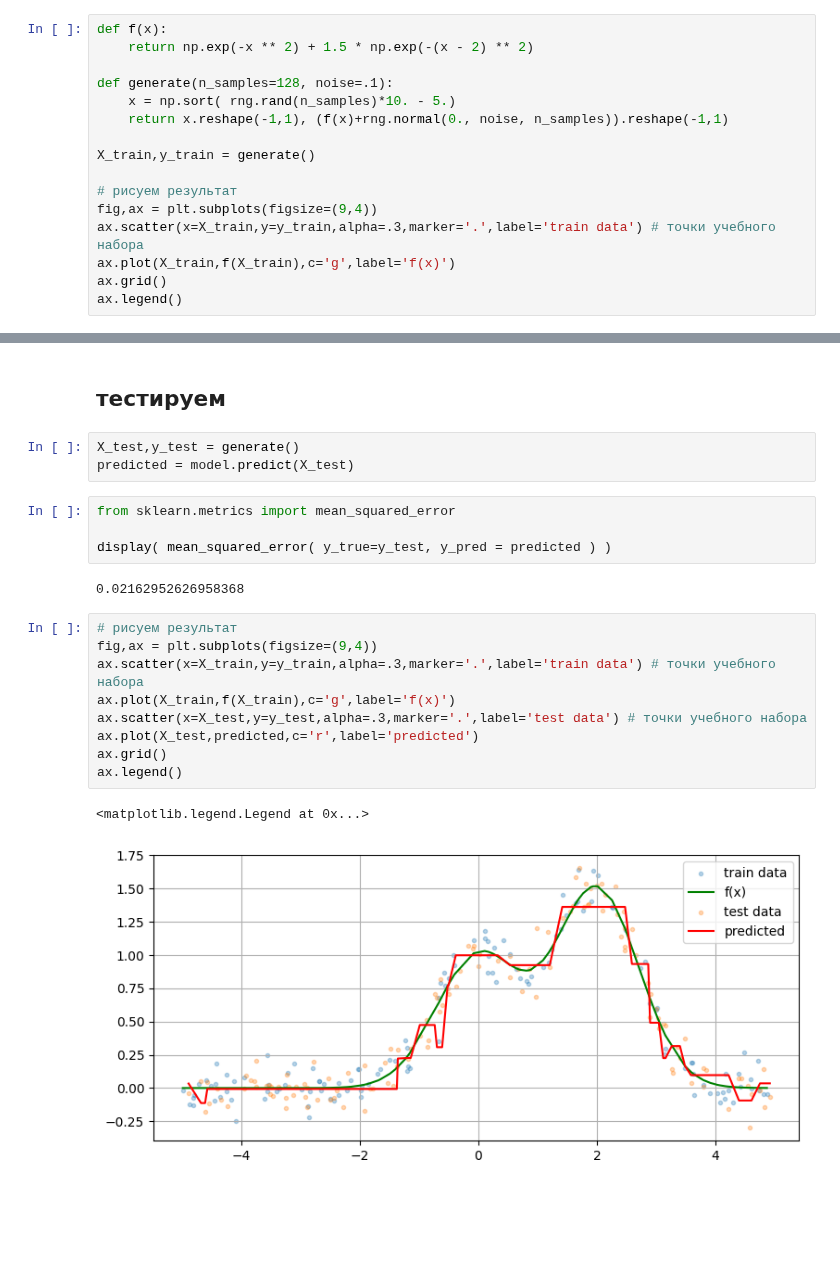
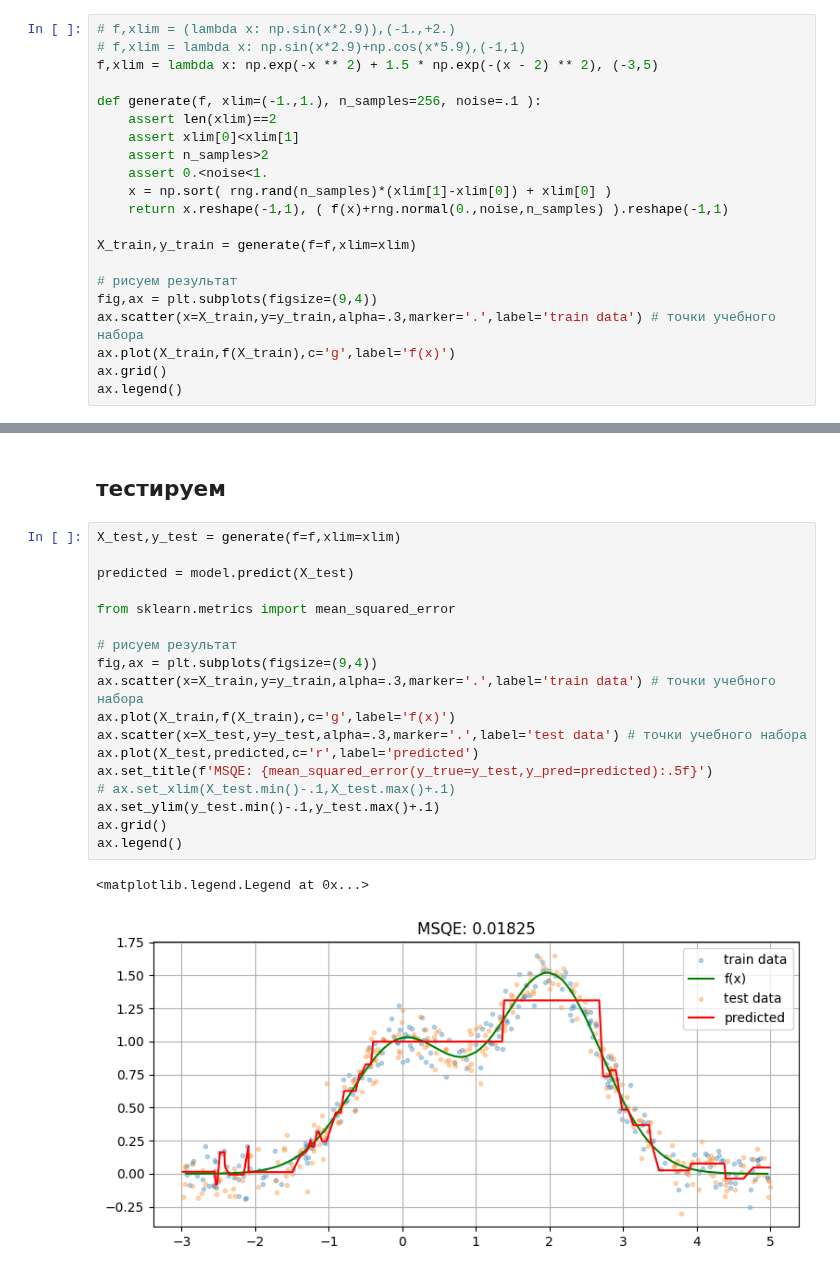
Before and after one commit to mechanoid5/ml_lectorium_2024_I, a Jupyter notebook: examples/11-logic/04-dtree-regression-lib.ipynb, the cells around one changed output, grey strips where cells are left out. Cells and saved outputs as stored; diff of their text form; blank space fills up the shorter version.

```diff
--- a/examples/11-logic/04-dtree-regression-lib.ipynb
+++ b/examples/11-logic/04-dtree-regression-lib.ipynb
@@ -16,12 +18,17 @@ from matplotlib import pyplot as plt
 # %%
-def f(x):
-    return np.exp(-x ** 2) + 1.5 * np.exp(-(x - 2) ** 2)
+# f,xlim = (lambda x: np.sin(x*2.9)),(-1.,+2.)
+# f,xlim = lambda x: np.sin(x*2.9)+np.cos(x*5.9),(-1,1)
+f,xlim = lambda x: np.exp(-x ** 2) + 1.5 * np.exp(-(x - 2) ** 2), (-3,5)
 
-def generate(n_samples=128, noise=.1):
-    x = np.sort( rng.rand(n_samples)*10. - 5.)
-    return x.reshape(-1,1), (f(x)+rng.normal(0., noise, n_samples)).reshape(-1,1)
+def generate(f, xlim=(-1.,1.), n_samples=256, noise=.1 ):
+    assert len(xlim)==2
+    assert xlim[0]<xlim[1]
+    assert n_samples>2
+    assert 0.<noise<1.
+    x = np.sort( rng.rand(n_samples)*(xlim[1]-xlim[0]) + xlim[0] )
+    return x.reshape(-1,1), ( f(x)+rng.normal(0.,noise,n_samples) ).reshape(-1,1)
 
-X_train,y_train = generate()
+X_train,y_train = generate(f=f,xlim=xlim)
 
 # рисуем результат
 fig,ax = plt.subplots(figsize=(9,4))
@@ -46,24 +57,24 @@ plt.show()
 [figure]
 # %% [markdown]
 ## тестируем
-# %%
-X_test,y_test = generate()
-predicted = model.predict(X_test)
-# %%
-from sklearn.metrics import mean_squared_error
-
-display( mean_squared_error( y_true=y_test, y_pred = predicted ) )
-# %% [output]
-0.02162952626958368
 # %%
+X_test,y_test = generate(f=f,xlim=xlim)
+
+predicted = model.predict(X_test)
+
+from sklearn.metrics import mean_squared_error
+
 # рисуем результат
 fig,ax = plt.subplots(figsize=(9,4))
 ax.scatter(x=X_train,y=y_train,alpha=.3,marker='.',label='train data') # точки учебного набора
 ax.plot(X_train,f(X_train),c='g',label='f(x)')
 ax.scatter(x=X_test,y=y_test,alpha=.3,marker='.',label='test data') # точки учебного набора
 ax.plot(X_test,predicted,c='r',label='predicted')
+ax.set_title(f'MSQE: {mean_squared_error(y_true=y_test,y_pred=predicted):.5f}')
+# ax.set_xlim(X_test.min()-.1,X_test.max()+.1)
+ax.set_ylim(y_test.min()-.1,y_test.max()+.1)
 ax.grid()
 ax.legend()
 # %% [output]
 <matplotlib.legend.Legend at 0x...>
-[figure, old version]
+[figure, new version]
```
Also changed, not shown: parts of 4 cells of this notebook, 4 other files.
